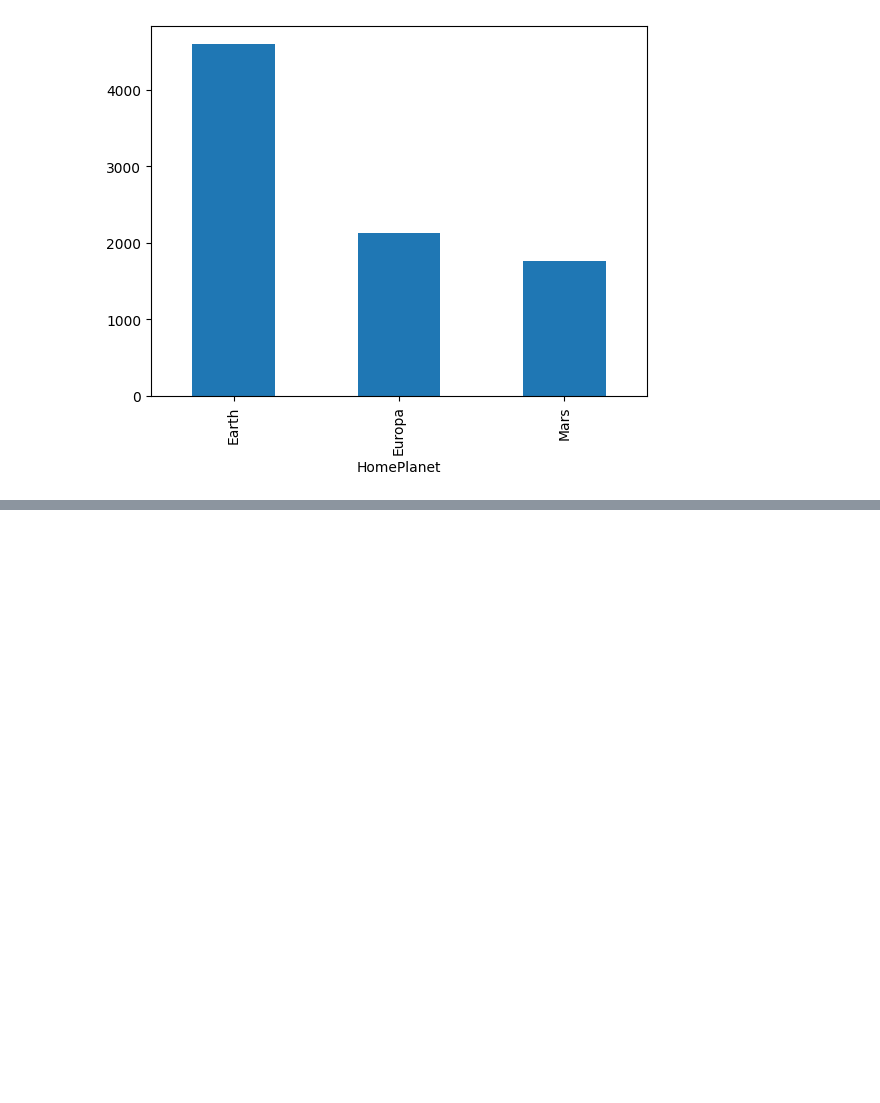
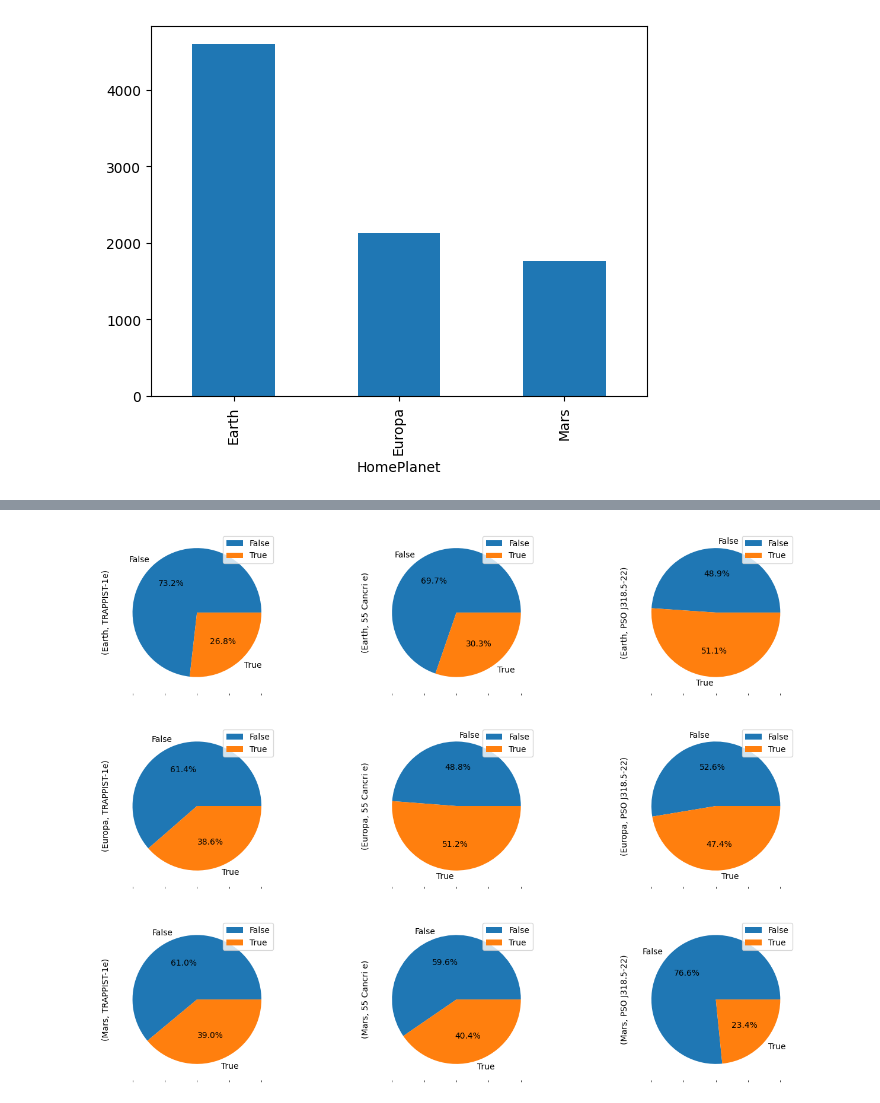
Before and after one commit to AnggaDS01/Python, a Jupyter notebook: Machine-learning/spaceship_titanic/spacehip_titanic.ipynb, the cells around one changed output, grey strips where cells are left out. Cells and saved outputs as stored; diff of their text form; code cells hidden in the pictures; blank space fills up the shorter version.

```diff
--- a/Machine-learning/spaceship_titanic/spacehip_titanic.ipynb
+++ b/Machine-learning/spaceship_titanic/spacehip_titanic.ipynb
@@ -188,13 +192,15 @@ Name: Age, dtype: float64
 * Masa lansia akhir usia 56 – 65 tahun
 * Masa manula usia 65 – ke atas
 # %%
-df_train['Age (cat)'] = pd.cut(
-    df_train['Age'],
+df_train_man = df_train.copy(deep=True)
+
+df_train_man['Age (cat)'] = pd.cut(
+    df_train_man['Age'],
     bins=[0, 5, 12, 17, 26, 36, 46, 56, 65, 100],
     labels=['balita', 'kanak-kanak', 'remaja awal', 'remaja akhir', 'dewasa awal', 'dewasa akhir', 'lansia awal', 'lansia akhir', 'manula']
 )
 
-df_train[:5]
+df_train_man[:5]
 # %% [output]
 |  | PassengerId | HomePlanet | CryoSleep | Cabin | Destination | Age | VIP | RoomService | FoodCourt | ... |
 | 0 | 0001_01 | Europa | False | B/0/P | TRAPPIST-1e | 39.0 | False | 0.0 | 0.0 | ... |
@@ -255,5 +275,5 @@ plt.show()
 # %%
-by_homeplanet = df_train.groupby(by='HomePlanet')
+by_homeplanet = df_train_man.groupby(by='HomePlanet')
 
 display(by_homeplanet.size())
 by_homeplanet.size().plot(kind='bar')
@@ -267,0 +338,13 @@ dtype: int64
+# %%
+by_homeplanet[['Destination', 'CryoSleep']].value_counts().unstack(
+    ['HomePlanet', 'Destination']
+    ).plot(
+        kind='pie',
+        subplots=True,
+        layout=(3,3),
+        figsize=(16,12),
+        autopct='%1.1f%%'
+    )
+plt.show()
+# %% [output]
+[figure, added]
```
Also changed, not shown: parts of 24 cells of this notebook.
